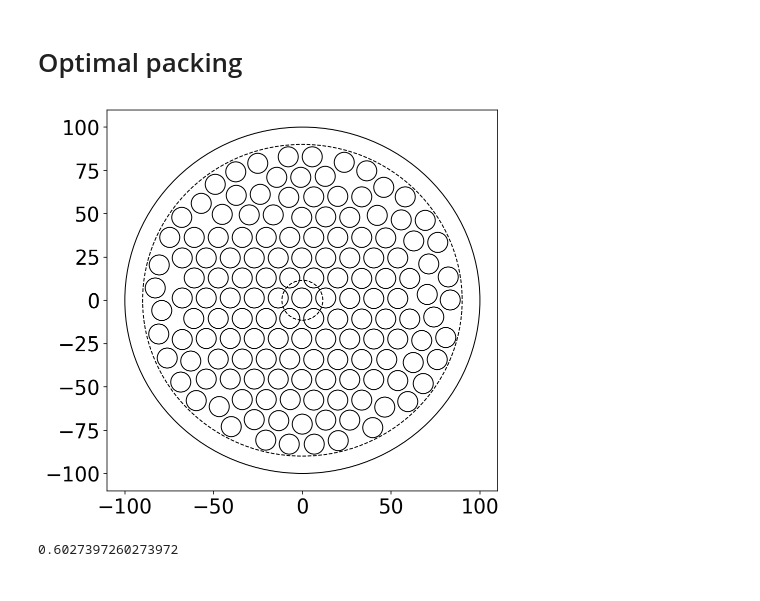
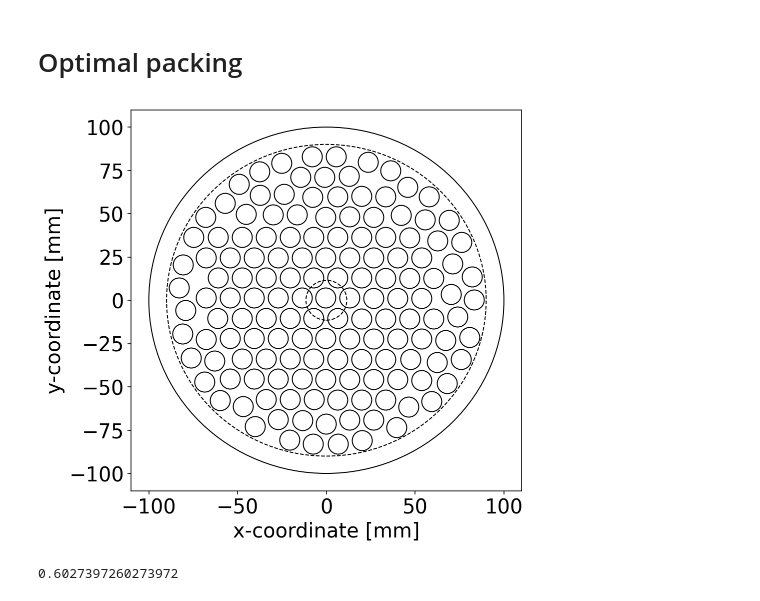
Before and after one commit to pachterlab/colosseum, a Jupyter notebook: analysis/archimedian_spiral.ipynb, the cells around one changed output. Saved outputs shown, nothing was run; the diff lists cells and outputs as text; code cells hidden in the pictures.

```diff
--- a/analysis/archimedian_spiral.ipynb
+++ b/analysis/archimedian_spiral.ipynb
@@ -235,21 +235,26 @@ pack = pd.read_csv('/content/colosseum/data/optimal.txt', sep=" ",header=None, n
 # %%
 fig, ax = plt.subplots(figsize=(7,7))
 
 x = pack['x']
 y = pack['y']
 
 ax.plot(x, y, 'o', ms=20, markerfacecolor="None",markeredgecolor='black', markeredgewidth=1)
 
 # plot colosseum features
 circles = [(r, '-'), (r_eff,"--"), (r_empty, "--")]
 for radius, lstyle in circles:
   ax.add_patch(patches.Circle((0, 0), radius, facecolor='none', edgecolor='k', linewidth=1, linestyle=lstyle))
 
+ax.set(**{
+    "xlabel":"x-coordinate [mm]",
+    "ylabel":"y-coordinate [mm]"
+    })
+
 fig.savefig("optimal_packing.png", dpi=300, bbox_inches ='tight')
 
 fig.show()
 # %% [output]
-[figure, old version]
+[figure, new version]
 # %%
 88/146
 # %% [output]
```
